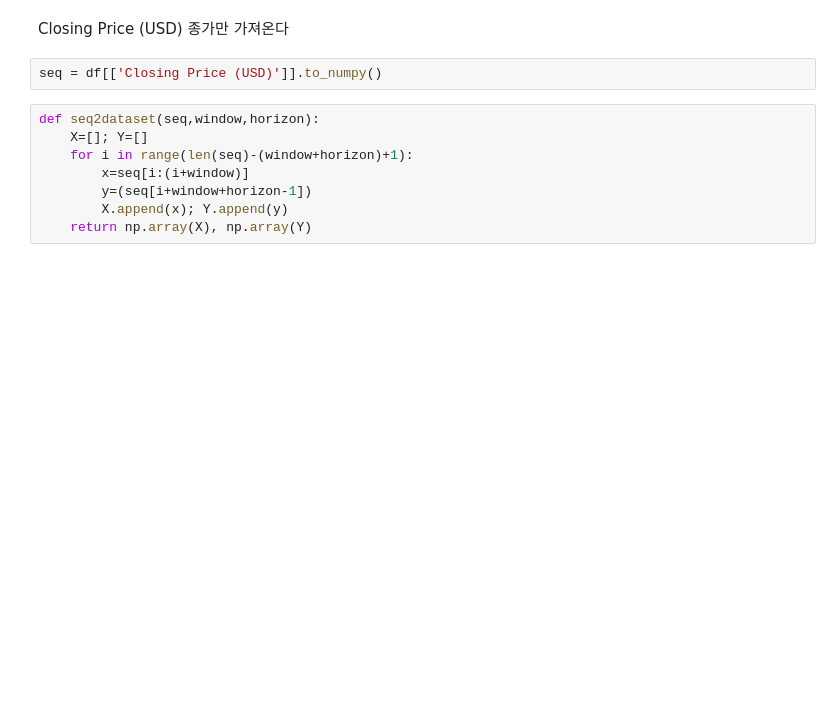
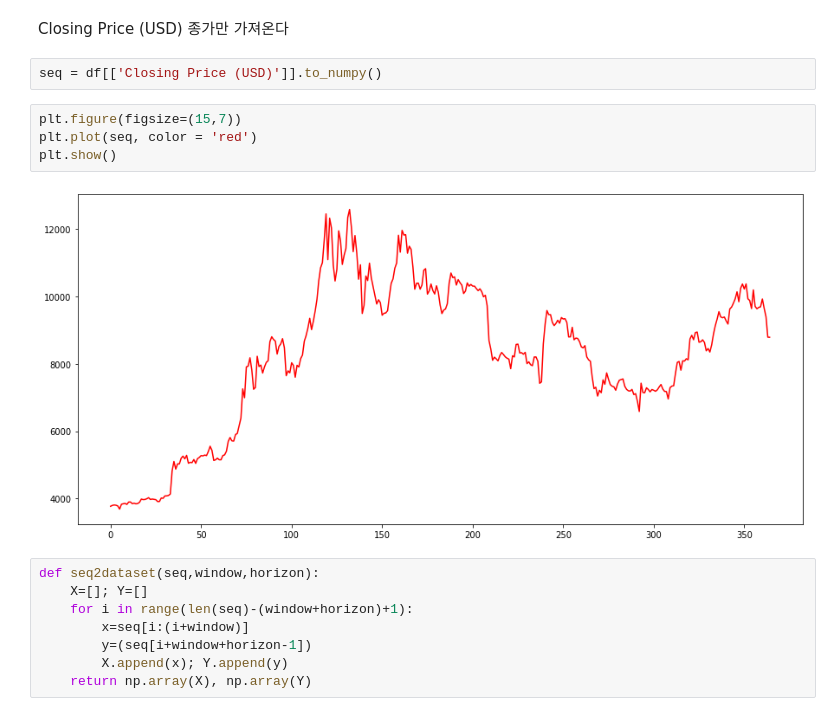
Before and after one commit to leekyuyoung4/ml0719, a Jupyter notebook: LSTM순환신경망/시계열데이터와_순환신경망.ipynb, the cells around one changed output. Drawn from its saved outputs; the diff is of its cells as text; blank space fills up the shorter version.

```diff
--- a/LSTM순환신경망/시계열데이터와_순환신경망.ipynb
+++ b/LSTM순환신경망/시계열데이터와_순환신경망.ipynb
@@ -38,6 +38,12 @@ df = pd.read_csv(f,header=0)
 Closing Price (USD) 종가만 가져온다
 # %%
 seq = df[['Closing Price (USD)']].to_numpy()
+# %%
+plt.figure(figsize=(15,7))
+plt.plot(seq, color = 'red')
+plt.show()
+# %% [output]
+[figure, added]
 # %%
 def seq2dataset(seq,window,horizon):
     X=[]; Y=[]
```
Also changed, not shown: parts of 18 cells of this notebook.
